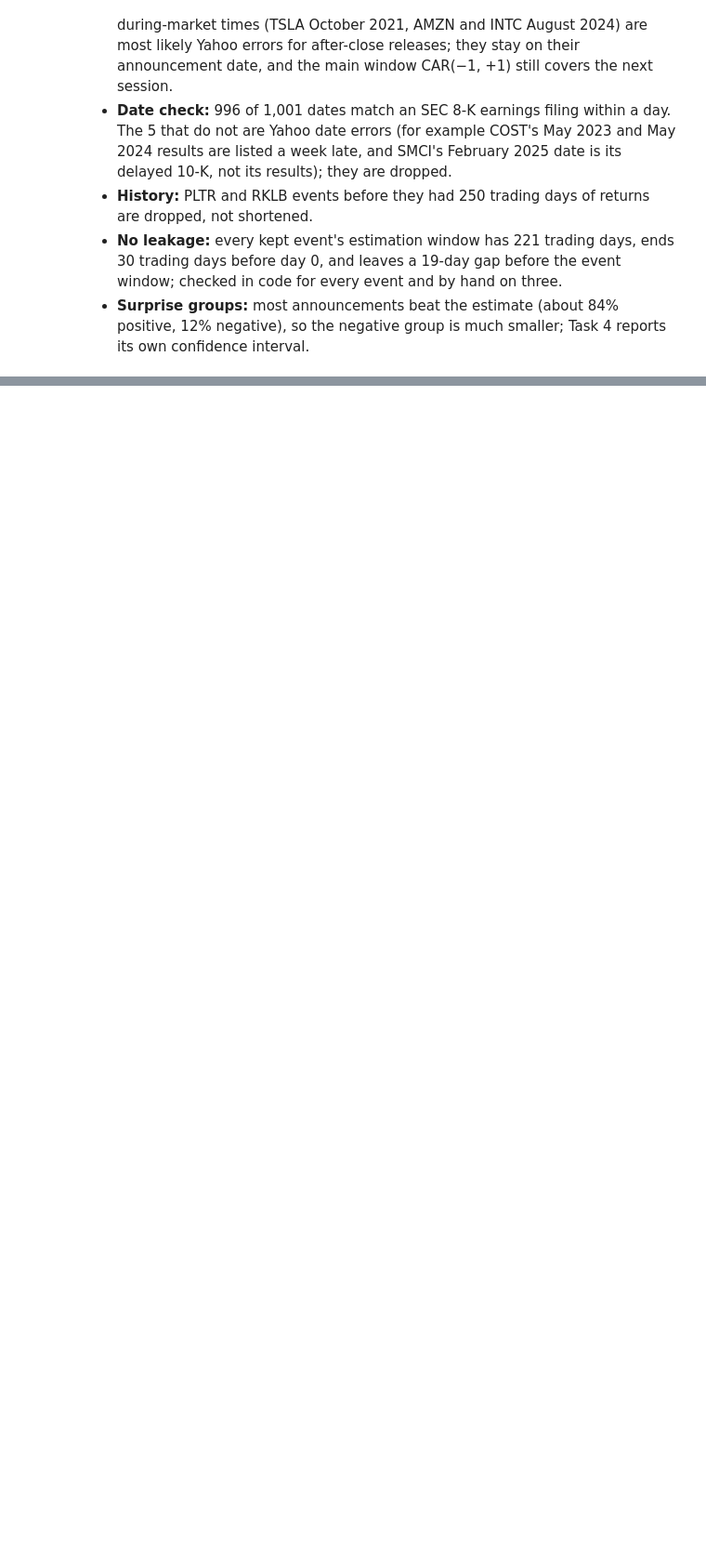
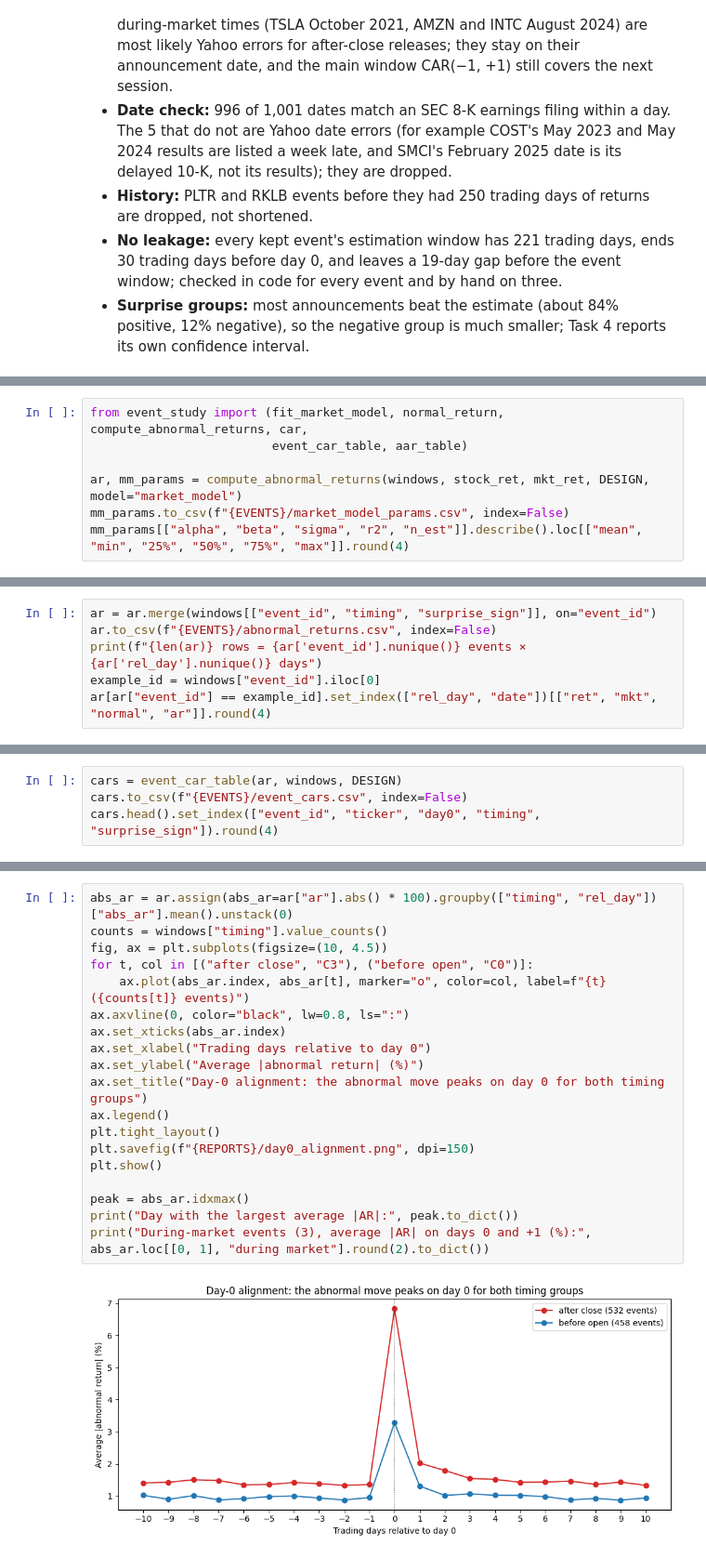
Before and after one commit to jialucharlottewu/LendoCapital, a Jupyter notebook: notebooks/week4/event_study.ipynb, the cells around one changed output, grey strips where cells are left out. Shown at 93% size. Cells and saved outputs as stored; diff of their text form; blank space fills up the shorter version.

```diff
--- a/notebooks/week4/event_study.ipynb
+++ b/notebooks/week4/event_study.ipynb
@@ -426,0 +443,7 @@ summary
+# %%
+from event_study import (fit_market_model, normal_return, compute_abnormal_returns, car,
+                         event_car_table, aar_table)
+
+ar, mm_params = compute_abnormal_returns(windows, stock_ret, mkt_ret, DESIGN, model="market_model")
+mm_params.to_csv(f"{EVENTS}/market_model_params.csv", index=False)
+mm_params[["alpha", "beta", "sigma", "r2", "n_est"]].describe().loc[["mean", "min", "25%", "50%", "75%", "max"]].round(4)
@@ -426,0 +461,6 @@ summary
+# %%
+ar = ar.merge(windows[["event_id", "timing", "surprise_sign"]], on="event_id")
+ar.to_csv(f"{EVENTS}/abnormal_returns.csv", index=False)
+print(f"{len(ar)} rows = {ar['event_id'].nunique()} events × {ar['rel_day'].nunique()} days")
+example_id = windows["event_id"].iloc[0]
+ar[ar["event_id"] == example_id].set_index(["rel_day", "date"])[["ret", "mkt", "normal", "ar"]].round(4)
@@ -426,0 +490,4 @@ summary
+# %%
+cars = event_car_table(ar, windows, DESIGN)
+cars.to_csv(f"{EVENTS}/event_cars.csv", index=False)
+cars.head().set_index(["event_id", "ticker", "day0", "timing", "surprise_sign"]).round(4)
@@ -426,0 +605,21 @@ summary
+# %%
+abs_ar = ar.assign(abs_ar=ar["ar"].abs() * 100).groupby(["timing", "rel_day"])["abs_ar"].mean().unstack(0)
+counts = windows["timing"].value_counts()
+fig, ax = plt.subplots(figsize=(10, 4.5))
+for t, col in [("after close", "C3"), ("before open", "C0")]:
+    ax.plot(abs_ar.index, abs_ar[t], marker="o", color=col, label=f"{t} ({counts[t]} events)")
+ax.axvline(0, color="black", lw=0.8, ls=":")
+ax.set_xticks(abs_ar.index)
+ax.set_xlabel("Trading days relative to day 0")
+ax.set_ylabel("Average |abnormal return| (%)")
+ax.set_title("Day-0 alignment: the abnormal move peaks on day 0 for both timing groups")
+ax.legend()
+plt.tight_layout()
+plt.savefig(f"{REPORTS}/day0_alignment.png", dpi=150)
+plt.show()
+
+peak = abs_ar.idxmax()
+print("Day with the largest average |AR|:", peak.to_dict())
+print("During-market events (3), average |AR| on days 0 and +1 (%):", abs_ar.loc[[0, 1], "during market"].round(2).to_dict())
+# %% [output]
+[figure, added]
```
Also changed, not shown: parts of 18 cells of this notebook, 1 other file.
